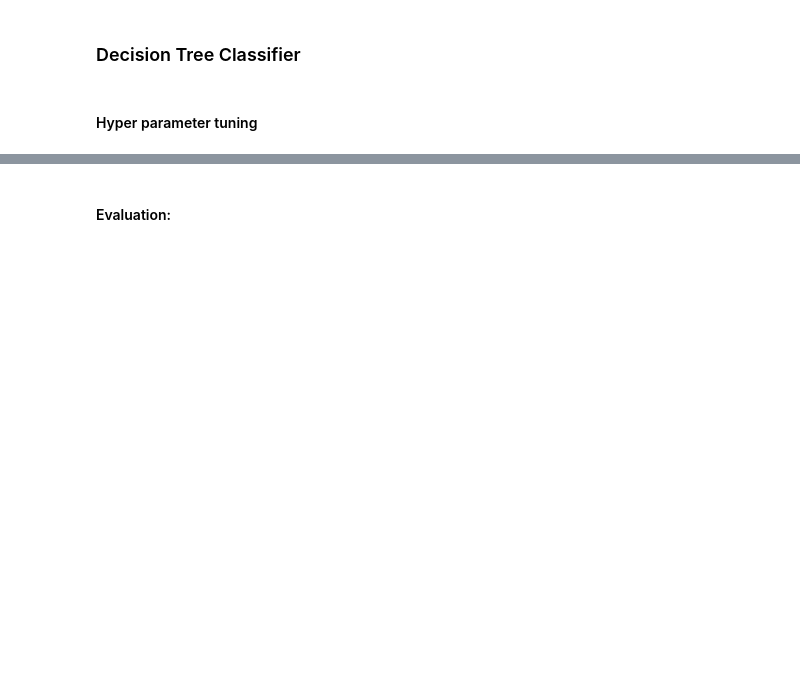
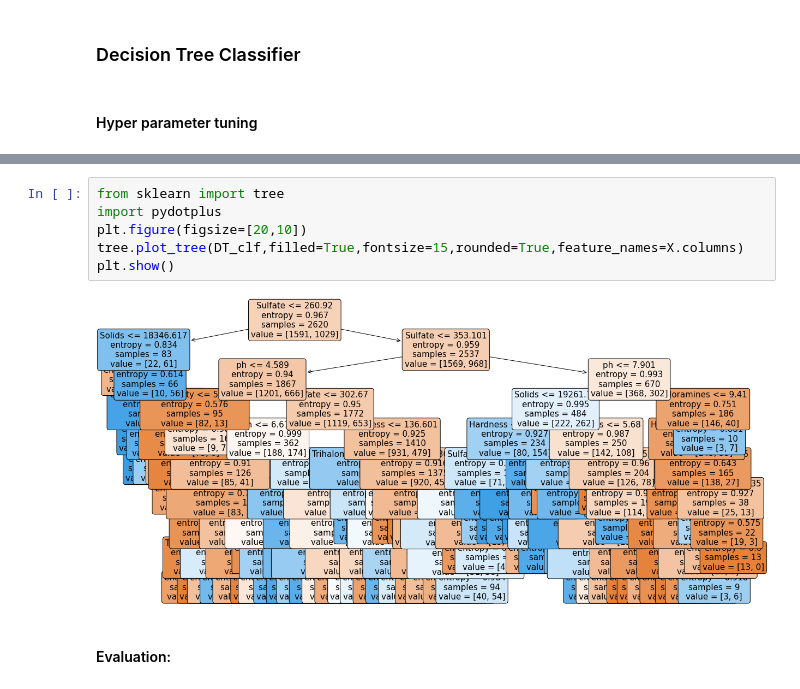
Before and after one commit to VishalWadagavi/Classification_Projects, a Jupyter notebook: Water_Potability_Classification.ipynb, the cells around one changed output, grey strips where cells are left out. Cells and saved outputs as stored; diff of their text form; blank space fills up the shorter version.

```diff
--- a/Water_Potability_Classification.ipynb
+++ b/Water_Potability_Classification.ipynb
@@ -316,3 +316,11 @@ DecisionTreeClassifier(criterion='entropy', max_depth=9, min_samples_leaf=9)
+# %%
+from sklearn import tree
+import pydotplus
+plt.figure(figsize=[20,10])
+tree.plot_tree(DT_clf,filled=True,fontsize=15,rounded=True,feature_names=X.columns)
+plt.show()
+# %% [output]
+[figure, added]
 # %% [markdown]
 #### Evaluation:
 # %%
```
Also changed, not shown: parts of 13 cells of this notebook.
